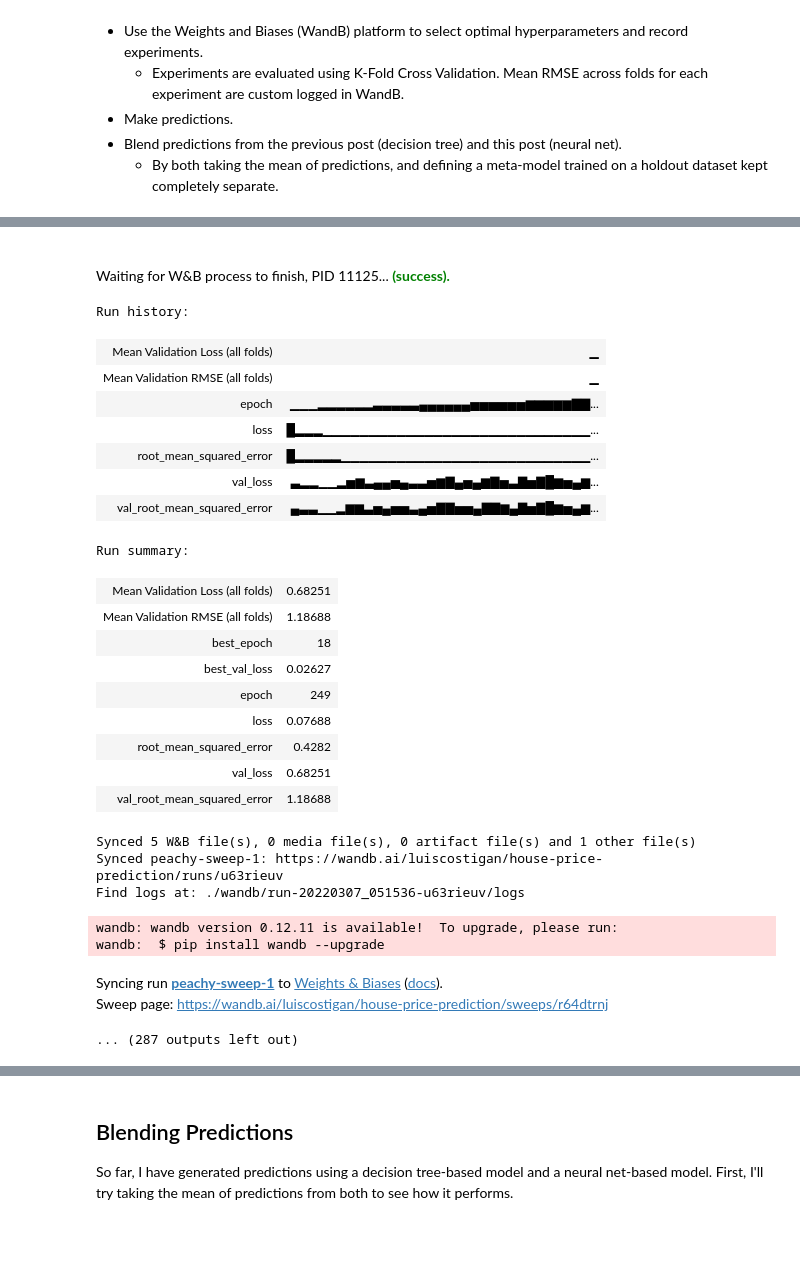
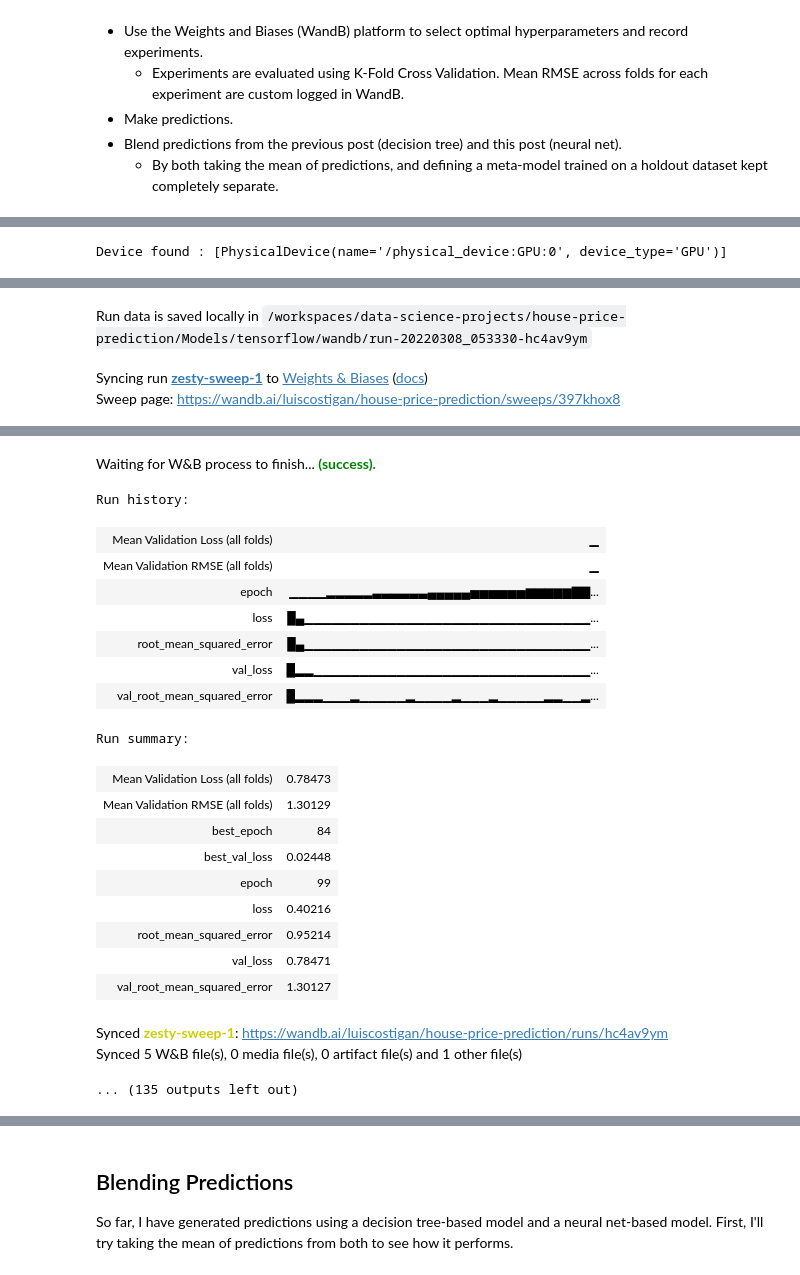
Before and after one commit to valencia21/data-science-projects, a Jupyter notebook: house-price-prediction/Models/tensorflow/tf_model_wrangling.ipynb, the cells around one changed output, grey strips where cells are left out. Cells and saved outputs as stored; diff of their text form; code cells hidden in the pictures; blank space fills up the shorter version.

```diff
--- a/house-price-prediction/Models/tensorflow/tf_model_wrangling.ipynb
+++ b/house-price-prediction/Models/tensorflow/tf_model_wrangling.ipynb
@@ -34,11 +34,11 @@ Environment: Docker, Windows Subsystem for Linux 2 (WSL 2), Windows 11.
 # %%
 # Function to bring in wrangled/preprocessed data from previous post
 def data():
-    training = pd.read_csv("/root/data-science-projects-1/house-price-prediction/Models/sklearn/training_preprocessed")
-    validation = pd.read_csv("/root/data-science-projects-1/house-price-prediction/Models/sklearn/validation_preprocessed")
-    holdout = pd.read_csv("/root/data-science-projects-1/house-price-prediction/Models/sklearn/holdout_preprocessed")
-    holdout_predictions_df = pd.read_csv("/root/data-science-projects-1/house-price-prediction/Models/sklearn/holdout_preds_preprocessed")
-    test = pd.read_csv("/root/data-science-projects-1/house-price-prediction/Models/sklearn/test_preprocessed")
+    training = pd.read_csv("../sklearn/training_preprocessed")
+    validation = pd.read_csv("../sklearn/validation_preprocessed")
+    holdout = pd.read_csv("../sklearn/holdout_preprocessed")
+    holdout_predictions_df = pd.read_csv("../sklearn/holdout_preds_preprocessed")
+    test = pd.read_csv("../sklearn/test_preprocessed")
 
     X_train = training.drop(columns="SalePrice")
     y_train = training["SalePrice"]
@@ -78,6 +79,11 @@ def create_model():
     model.compile(optimizer='rmsprop', loss=Huber(), metrics=[RootMeanSquaredError()])
 
     return model
+# %%
+physical_device = tf.config.experimental.list_physical_devices('GPU')
+print(f'Device found : {physical_device}')
+# %% [output]
+Device found : [PhysicalDevice(name='/physical_device:GPU:0', device_type='GPU')]
 # %%
 # Define training function and hyperparameter ranges
 from wandb.keras import WandbCallback
@@ -92,16 +98,16 @@ sweep_config = {
       "max": 0.3
     },
     "dense1": {
-      "values": [8, 16, 32]
+      "values": [32, 128, 512, 2048, 4096]
     },
     "dense2": {
-      "values": [8, 16, 32]
+      "values": [32, 128, 512, 2048, 4096]
     },
     "epochs": {
-      "values": [250,500,750]
+      "values": [30, 100, 250]
     },
     "batch_size": {
-      "values": [8, 16, 64, 128]
+      "values": [8, 64, 256, 512]
     }
   },
   "metric": {
@@ -112,10 +118,10 @@ sweep_config = {
 
 config_defaults = {
   "dropout1": 0.1,
-  "dense1": 16,
-  "dense2": 16,
+  "dense1": 256,
+  "dense2": 256,
   "epochs": 100,
-  "batch_size": 16
+  "batch_size": 64
 }
 
 # Define number of splits
@@ -127,7 +133,7 @@ def train():
   loss_per_fold = []
   fold_no = 1
 
-  # Go through each split, and get the index number for each (currently 50, 10 x 5 repeated k-fold)
+  # Go through each split, and get the index number for each
   for train, test in kf.split(X_train, y_train):
 
     # With the current session in WandB
@@ -136,6 +142,9 @@ def train():
       # Recreate the model each time for each new batch
       model = None # Not sure if this step is necessary
       model = create_model()
+
+      # Confirm GPU usage
+      tf.config.experimental.get_memory_growth(physical_device[0])
 
       # Fit model on new batches
       model.fit(
@@ -174,6 +183,8 @@ def train():
         "Mean Validation Loss (all folds)": np.mean(loss_per_fold)
         })
 
+      wandb.join()
+
 keras_sequential_sweep_1 = wandb.sweep(sweep_config, project="house-price-prediction", entity="luiscostigan")
 
 count = 10
@@ -194,0 +203,3 @@ Sweep page: https://wandb.ai/luiscostigan/house-price-prediction/sweeps/r64dtrnj
+Run data is saved locally in /workspaces/data-science-projects/house-price-prediction/Models/tensorflow/wandb/run-20220308_053330-hc4av9ym
+Syncing run zesty-sweep-1 to Weights & Biases (docs)
+Sweep page: https://wandb.ai/luiscostigan/house-price-prediction/sweeps/397khox8
@@ -205,29 +216,24 @@ Average scores for all folds:
 ------------------------------------------------------------------------
-Waiting for W&B process to finish, PID 11125... (success).
+Waiting for W&B process to finish... (success).
 Run history:
 | Mean Validation Loss (all folds) | ▁ |
 | Mean Validation RMSE (all folds) | ▁ |
-| epoch | ▁▁▁▂▂▂▂▂▂▃▃▃▃▃▄▄▄▄▄▄▅▅▅▅▅▅▆▆▆▆▆▇▇... |
-| loss | █▂▂▂▁▁▁▁▁▁▁▁▁▁▁▁▁▁▁▁▁▁▁▁▁▁▁▁▁▁▁▁▁... |
-| root_mean_squared_error | █▂▂▂▂▂▁▁▁▁▁▁▁▁▁▁▁▁▁▁▁▁▁▁▁▁▁▁▁▁▁▁▁... |
-| val_loss | ▃▂▂▁▁▂▅▆▃▄▄▅▄▃▃▅▆▇▄▅▄▆▇▅▃▇▅▇█▆▅▄▆... |
-| val_root_mean_squared_error | ▄▃▃▁▁▂▆▆▃▅▄▅▅▃▄▅▇▇▅▅▄▇▇▆▄▇▅▇█▆▅▄▆... |
+| epoch | ▁▁▁▁▂▂▂▂▂▃▃▃▃▃▃▄▄▄▄▄▅▅▅▅▅▅▆▆▆▆▆▇▇... |
+| loss | █▄▁▁▁▁▁▁▁▁▁▁▁▁▁▁▁▁▁▁▁▁▁▁▁▁▁▁▁▁▁▁▁... |
+| root_mean_squared_error | █▄▁▁▁▁▁▁▁▁▁▁▁▁▁▁▁▁▁▁▁▁▁▁▁▁▁▁▁▁▁▁▁... |
+| val_loss | █▂▂▁▁▁▁▁▁▁▁▁▁▁▁▁▁▁▁▁▁▁▁▁▁▁▁▁▁▁▁▁▁... |
+| val_root_mean_squared_error | █▂▂▂▁▁▁▂▁▁▁▁▁▂▁▁▁▁▂▁▁▁▂▁▁▁▁▁▂▂▁▁▂... |
 Run summary:
-| Mean Validation Loss (all folds) | 0.68251 |
-| Mean Validation RMSE (all folds) | 1.18688 |
-| best_epoch | 18 |
-| best_val_loss | 0.02627 |
-| epoch | 249 |
-| loss | 0.07688 |
-| root_mean_squared_error | 0.4282 |
-| val_loss | 0.68251 |
-| val_root_mean_squared_error | 1.18688 |
+| Mean Validation Loss (all folds) | 0.78473 |
+| Mean Validation RMSE (all folds) | 1.30129 |
+| best_epoch | 84 |
+| best_val_loss | 0.02448 |
+| epoch | 99 |
+| loss | 0.40216 |
+| root_mean_squared_error | 0.95214 |
+| val_loss | 0.78471 |
+| val_root_mean_squared_error | 1.30127 |
+Synced zesty-sweep-1: https://wandb.ai/luiscostigan/house-price-prediction/runs/hc4av9ym
+Synced 5 W&B file(s), 0 media file(s), 0 artifact file(s) and 1 other file(s)
-Synced 5 W&B file(s), 0 media file(s), 0 artifact file(s) and 1 other file(s)
-Synced peachy-sweep-1: https://wandb.ai/luiscostigan/house-price-prediction/runs/u63rieuv
-Find logs at: ./wandb/run-20220307_051536-u63rieuv/logs
+... (135 outputs left out)
-wandb: wandb version 0.12.11 is available!  To upgrade, please run:
-wandb:  $ pip install wandb --upgrade
-Syncing run peachy-sweep-1 to Weights & Biases (docs).
-Sweep page: https://wandb.ai/luiscostigan/house-price-prediction/sweeps/r64dtrnj
-... (287 outputs left out)
 # %% [markdown]
```
Also changed, not shown: parts of 8 cells of this notebook, 9 other files.
